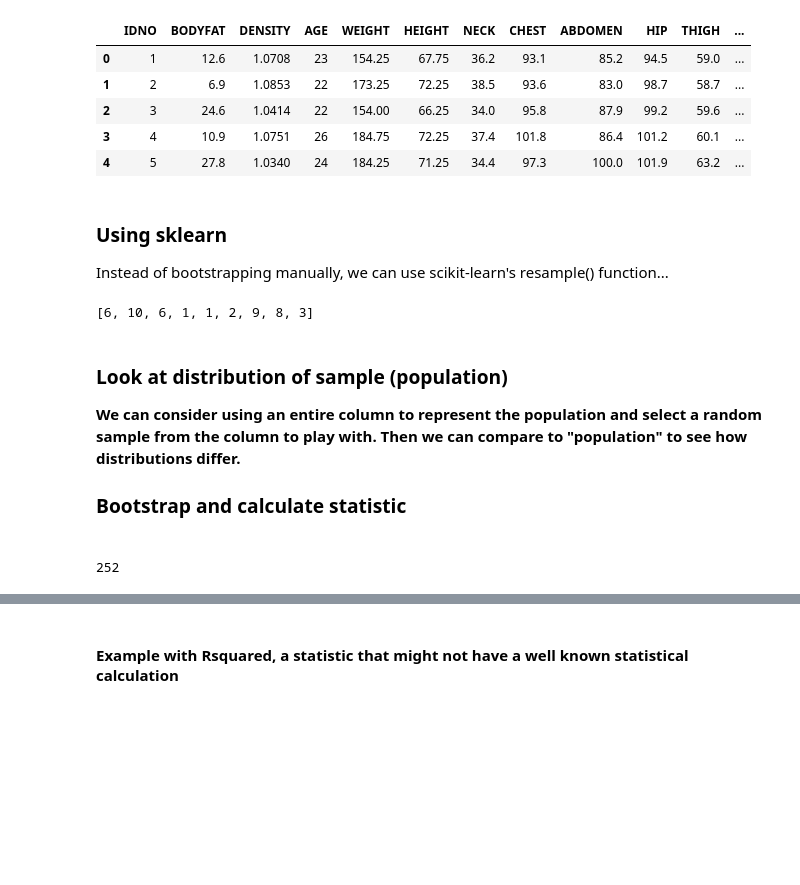
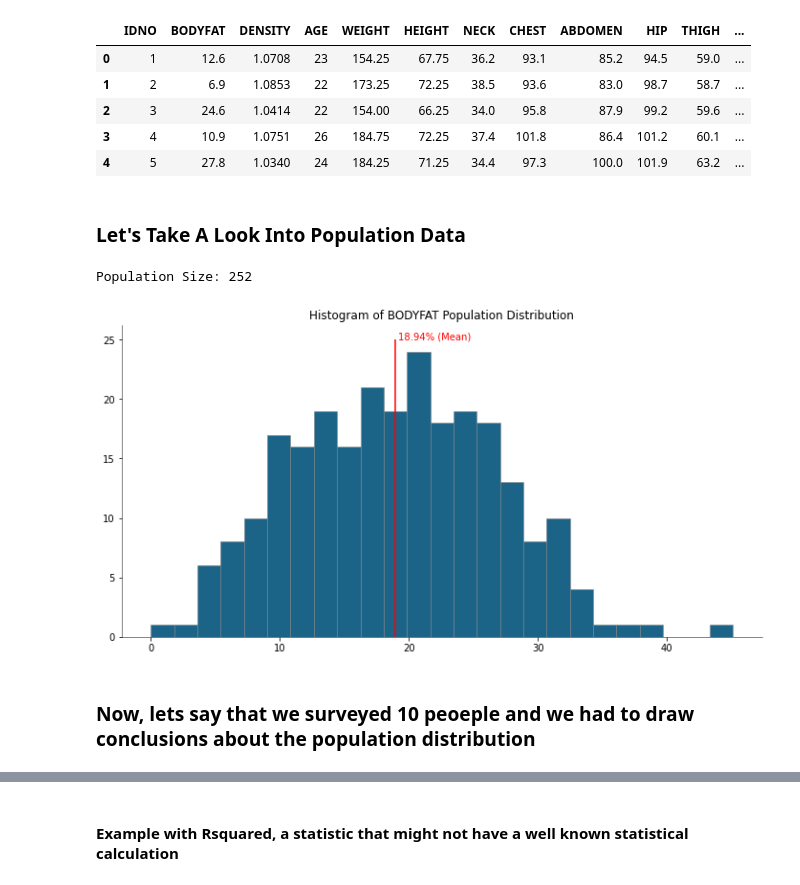
Before and after one commit to lbdeoliveira/msds610_code_presentation, a Jupyter notebook: Bootstrapping_Presentation.ipynb, the cells around one changed output, grey strips where cells are left out. Cells and saved outputs as stored; diff of their text form; code cells hidden in the pictures; blank space fills up the shorter version.

```diff
--- a/Bootstrapping_Presentation.ipynb
+++ b/Bootstrapping_Presentation.ipynb
@@ -119,28 +112,35 @@ bfp.head()
 | 3 | 4 | 10.9 | 1.0751 | 26 | 184.75 | 72.25 | 37.4 | 101.8 | 86.4 | 101.2 | 60.1 | ... |
 | 4 | 5 | 27.8 | 1.0340 | 24 | 184.25 | 71.25 | 34.4 | 97.3 | 100.0 | 101.9 | 63.2 | ... |
 # %% [markdown]
-### Using sklearn
-
-Instead of bootstrapping manually, we can use scikit-learn's resample() function...
+### Let's Take A Look Into Population Data
 # %%
-from sklearn.utils import resample
-a = [1, 2, 3, 4, 5, 6, 8, 9, 10]
-b = resample(a, replace = True, n_samples = len(a), random_state = 1)
-b
+bf_mean = bfp['BODYFAT'].mean()
+pop_n = len(bfp)
+print(f'Population Size: {pop_n}')
 # %% [output]
-[6, 10, 6, 1, 1, 2, 9, 8, 3]
+Population Size: 252
-# %% [markdown]
-### Look at distribution of sample (population)
-
-**We can consider using an entire column to represent the population and select a random sample from the column to play with. Then we can compare to "population" to see how distributions differ.**
-
-### Bootstrap and calculate statistic
-
-###
-# %%
-bf_mean = bfp['BODYFAT'].mean()
-pop_n = len(bfp)
-print(pop_n)
-# %% [output]
-252
+# %%
+# Population Histogram
+fig, ax = plt.subplots(figsize = (12,6))
+
+n, bins, patches= ax.hist(bfp['BODYFAT'], bins = 25, color='#1B6488')
+for rect in patches:
+    rect.set_linewidth(.5)
+    rect.set_edgecolor('grey')
+
+ax.set_title('Histogram of BODYFAT Population Distribution')
+
+ax.spines['top'].set_visible(False)
+ax.spines['right'].set_visible(False)
+ax.spines['left'].set_linewidth(.5)
+ax.spines['bottom'].set_linewidth(.5)
+
+ax.vlines(x = bf_mean , ymin = 0, ymax = 25, color = 'red')
+ax.annotate(f'{bf_mean:.2f}% (Mean)', (bf_mean+0.2, 25),color='r')
+
+plt.show()
+# %% [output]
+[figure, added]
+# %% [markdown]
+### Now, lets say that we surveyed 10 peoeple and we had to draw conclusions about the population distribution
 # %%
```
Also changed, not shown: parts of 13 cells of this notebook.
